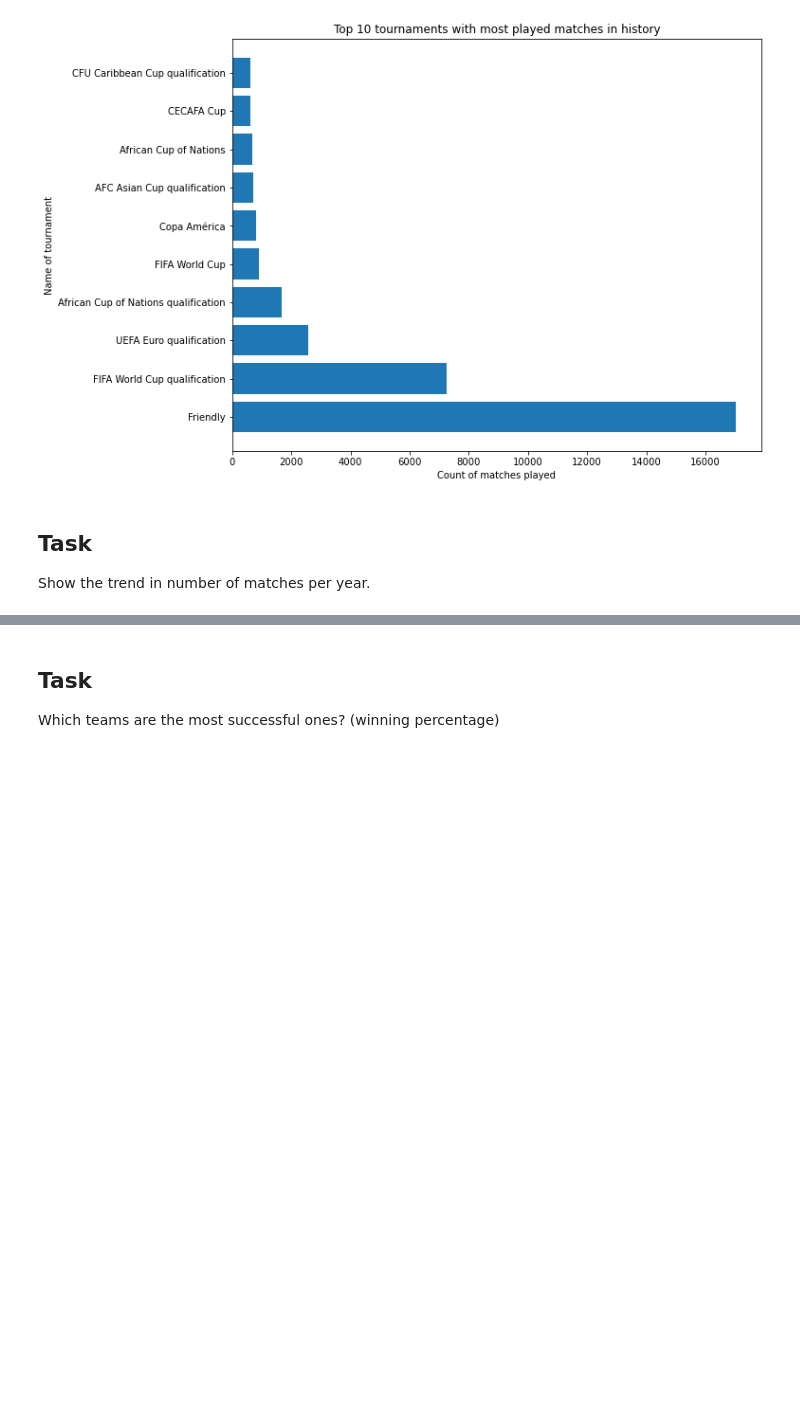
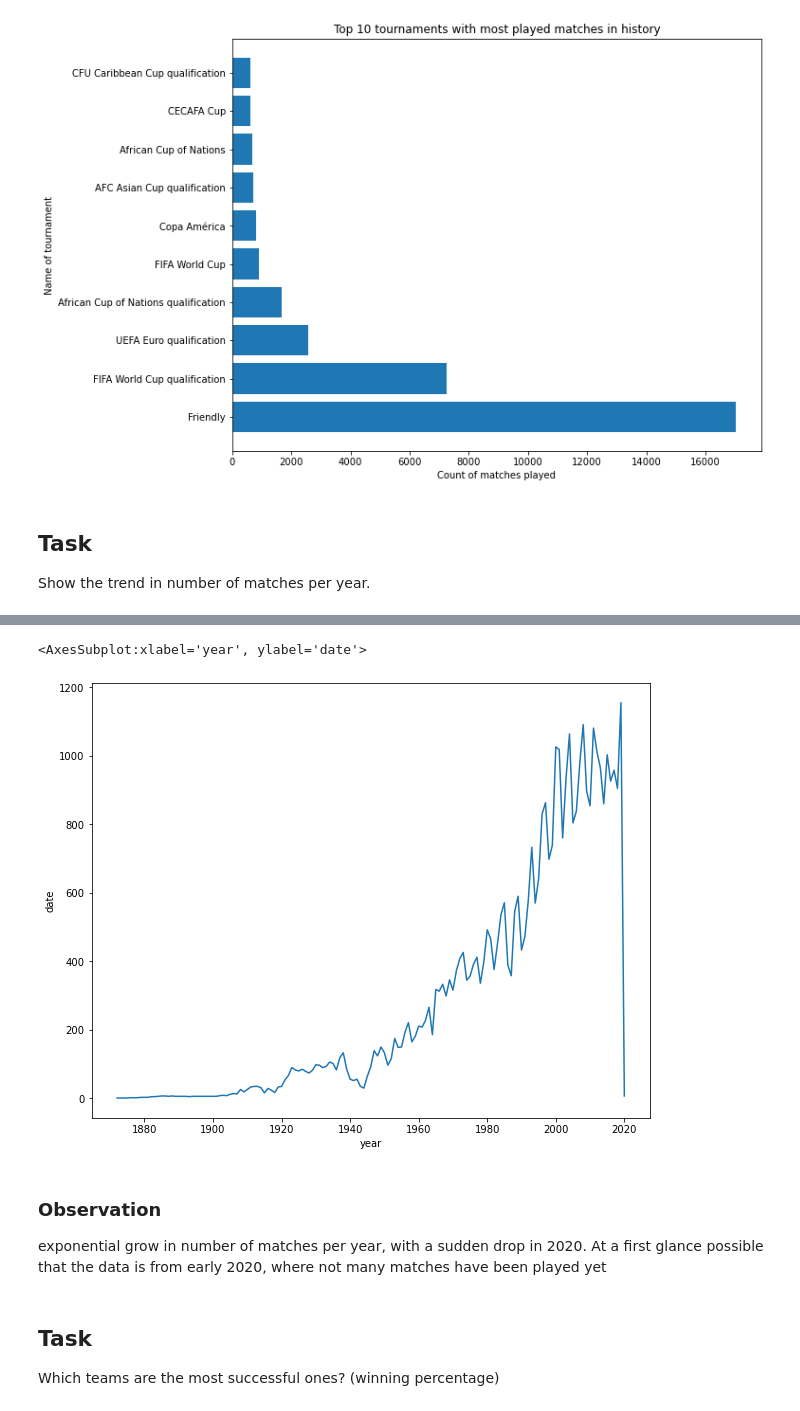
Before and after one commit to emilebilodeau/Sports-Analytics, a Jupyter notebook: soccer_visualization/soccer_dataviz.ipynb, the cells around one changed output, grey strips where cells are left out. Saved outputs shown, nothing was run; the diff lists cells and outputs as text; code cells hidden in the pictures; blank space fills up the shorter version.

```diff
--- a/soccer_visualization/soccer_dataviz.ipynb
+++ b/soccer_visualization/soccer_dataviz.ipynb
@@ -181,0 +206,2 @@ Show the trend in number of matches per year.
+# %%
+df['date'] =  pd.to_datetime(df['date'])
@@ -181,0 +212,6 @@ Show the trend in number of matches per year.
+# %%
+year_list = []
+for dates in df['date']:
+    year = dates.year
+    year_list.append(year)
+df['year'] = year_list
@@ -181,0 +227,3 @@ Show the trend in number of matches per year.
+# %%
+Q3 = df.groupby(by='year').count()
+Q3
@@ -182,3 +245,12 @@ Show the trend in number of matches per year.
+# %%
+fig, ax = plt.subplots(figsize=(10,8))
+sns.lineplot(data=Q3, x=Q3.index, y='date')
+# %% [output]
+<AxesSubplot:xlabel='year', ylabel='date'>
+[figure, added]
+# %% [markdown]
+### Observation
+exponential grow in number of matches per year, with a sudden drop in 2020. At a first glance possible that the data is from early 2020, where not many matches have been played yet
 # %% [markdown]
 ## Task
 Which teams are the most successful ones? (winning percentage)
```
Also changed, not shown: parts of 12 cells of this notebook.
